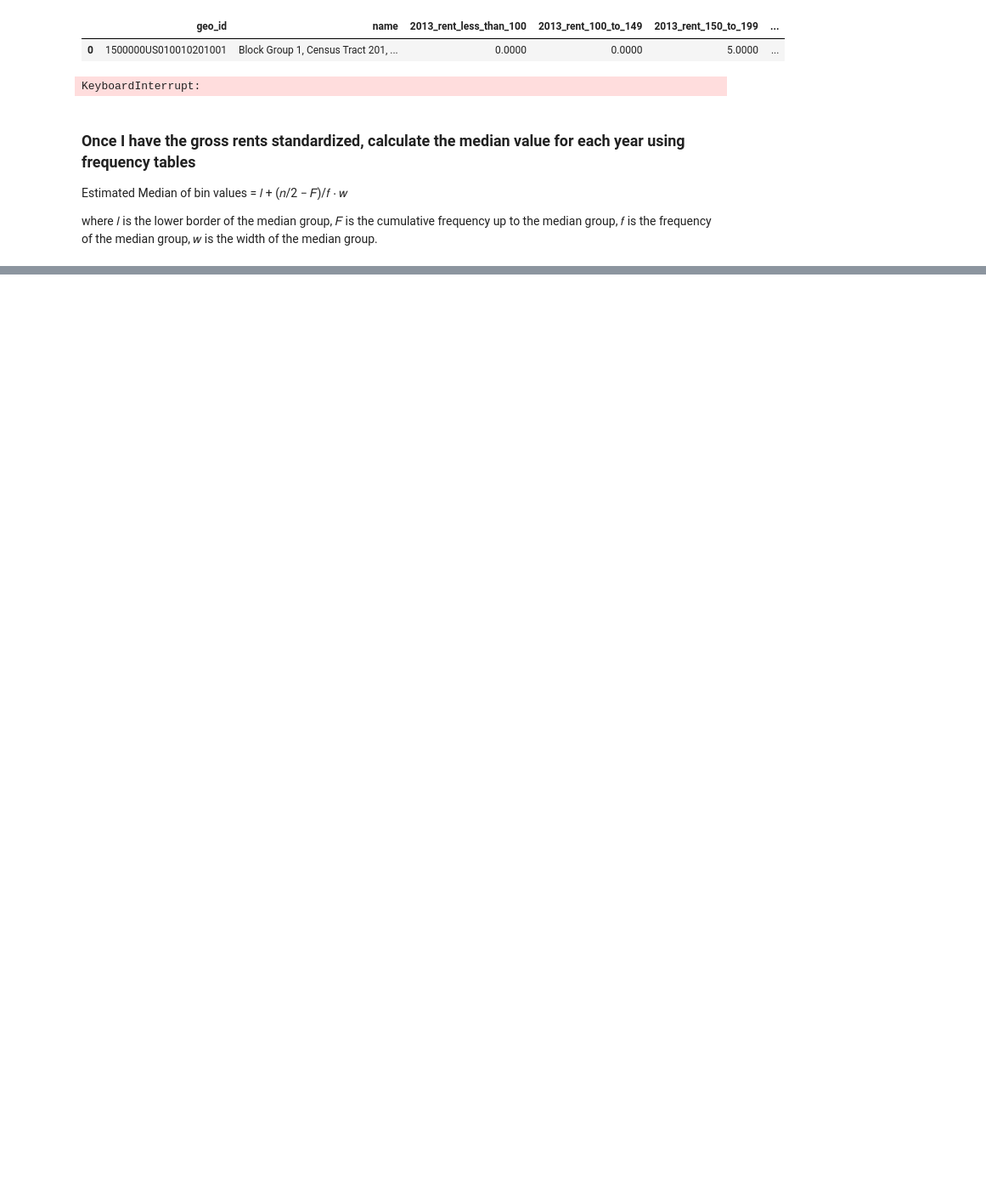
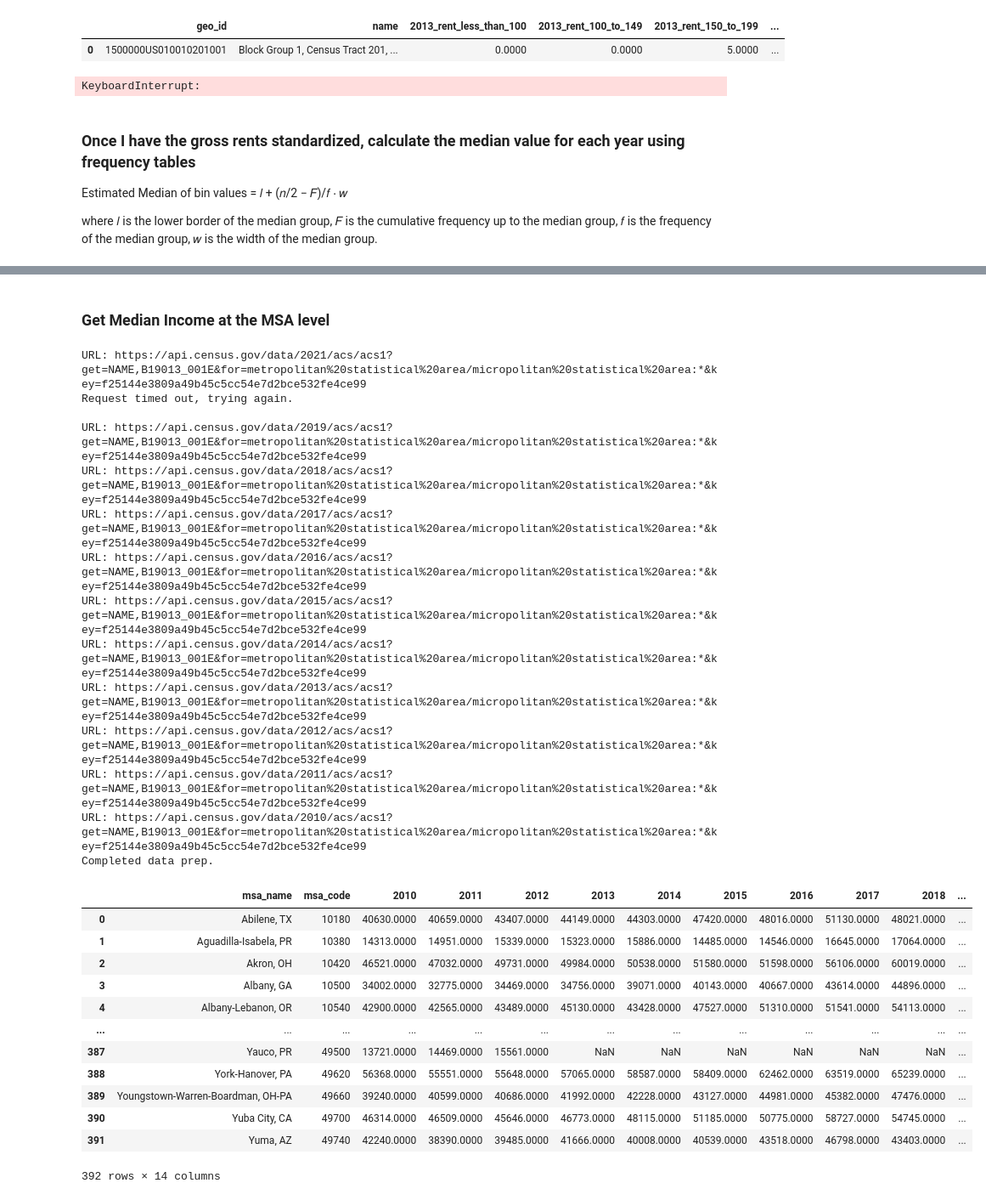
Before and after one commit to AustinJamesWolff/housing_supply_and_demand, a Jupyter notebook: census_api.ipynb, the cells around one changed output, grey strips where cells are left out. Shown at 85% size. Drawn from its saved outputs; the diff is of its cells as text; code cells hidden in the pictures; blank space fills up the shorter version.

```diff
--- a/census_api.ipynb
+++ b/census_api.ipynb
@@ -1739,0 +1177,38 @@ URL: https://api.census.gov/data/2018/acs/acs1?get=NAME,B25058_001E&for=metropol
+# %% [markdown]
+### Get Median Income at the MSA level
+# %%
+# Run the API download function
+median_income_msa = download_and_format_msa_census_data(
+    census_code="B19013_001E",
+    census_code_meaning="median_income_msa",
+    end_year=end_year
+)
+median_income_msa
+# %% [output]
+URL: https://api.census.gov/data/2021/acs/acs1?get=NAME,B19013_001E&for=metropolitan%20statistical%20area/micropolitan%20statistical%20area:*&key=f25144e3809a49b45c5cc54e7d2bce532fe4ce99
+Request timed out, trying again.
+
+URL: https://api.census.gov/data/2019/acs/acs1?get=NAME,B19013_001E&for=metropolitan%20statistical%20area/micropolitan%20statistical%20area:*&key=f25144e3809a49b45c5cc54e7d2bce532fe4ce99
+URL: https://api.census.gov/data/2018/acs/acs1?get=NAME,B19013_001E&for=metropolitan%20statistical%20area/micropolitan%20statistical%20area:*&key=f25144e3809a49b45c5cc54e7d2bce532fe4ce99
+URL: https://api.census.gov/data/2017/acs/acs1?get=NAME,B19013_001E&for=metropolitan%20statistical%20area/micropolitan%20statistical%20area:*&key=f25144e3809a49b45c5cc54e7d2bce532fe4ce99
+URL: https://api.census.gov/data/2016/acs/acs1?get=NAME,B19013_001E&for=metropolitan%20statistical%20area/micropolitan%20statistical%20area:*&key=f25144e3809a49b45c5cc54e7d2bce532fe4ce99
+URL: https://api.census.gov/data/2015/acs/acs1?get=NAME,B19013_001E&for=metropolitan%20statistical%20area/micropolitan%20statistical%20area:*&key=f25144e3809a49b45c5cc54e7d2bce532fe4ce99
+URL: https://api.census.gov/data/2014/acs/acs1?get=NAME,B19013_001E&for=metropolitan%20statistical%20area/micropolitan%20statistical%20area:*&key=f25144e3809a49b45c5cc54e7d2bce532fe4ce99
+URL: https://api.census.gov/data/2013/acs/acs1?get=NAME,B19013_001E&for=metropolitan%20statistical%20area/micropolitan%20statistical%20area:*&key=f25144e3809a49b45c5cc54e7d2bce532fe4ce99
+URL: https://api.census.gov/data/2012/acs/acs1?get=NAME,B19013_001E&for=metropolitan%20statistical%20area/micropolitan%20statistical%20area:*&key=f25144e3809a49b45c5cc54e7d2bce532fe4ce99
+URL: https://api.census.gov/data/2011/acs/acs1?get=NAME,B19013_001E&for=metropolitan%20statistical%20area/micropolitan%20statistical%20area:*&key=f25144e3809a49b45c5cc54e7d2bce532fe4ce99
+URL: https://api.census.gov/data/2010/acs/acs1?get=NAME,B19013_001E&for=metropolitan%20statistical%20area/micropolitan%20statistical%20area:*&key=f25144e3809a49b45c5cc54e7d2bce532fe4ce99
+Completed data prep.
+|  | msa_name | msa_code | 2010 | 2011 | 2012 | 2013 | 2014 | 2015 | 2016 | 2017 | 2018 | ... |
+| 0 | Abilene, TX | 10180 | 40630.0000 | 40659.0000 | 43407.0000 | 44149.0000 | 44303.0000 | 47420.0000 | 48016.0000 | 51130.0000 | 48021.0000 | ... |
+| 1 | Aguadilla-Isabela, PR | 10380 | 14313.0000 | 14951.0000 | 15339.0000 | 15323.0000 | 15886.0000 | 14485.0000 | 14546.0000 | 16645.0000 | 17064.0000 | ... |
+| 2 | Akron, OH | 10420 | 46521.0000 | 47032.0000 | 49731.0000 | 49984.0000 | 50538.0000 | 51580.0000 | 51598.0000 | 56106.0000 | 60019.0000 | ... |
+| 3 | Albany, GA | 10500 | 34002.0000 | 32775.0000 | 34469.0000 | 34756.0000 | 39071.0000 | 40143.0000 | 40667.0000 | 43614.0000 | 44896.0000 | ... |
+| 4 | Albany-Lebanon, OR | 10540 | 42900.0000 | 42565.0000 | 43489.0000 | 45130.0000 | 43428.0000 | 47527.0000 | 51310.0000 | 51541.0000 | 54113.0000 | ... |
+| ... | ... | ... | ... | ... | ... | ... | ... | ... | ... | ... | ... | ... |
+| 387 | Yauco, PR | 49500 | 13721.0000 | 14469.0000 | 15561.0000 | NaN | NaN | NaN | NaN | NaN | NaN | ... |
+| 388 | York-Hanover, PA | 49620 | 56368.0000 | 55551.0000 | 55648.0000 | 57065.0000 | 58587.0000 | 58409.0000 | 62462.0000 | 63519.0000 | 65239.0000 | ... |
+| 389 | Youngstown-Warren-Boardman, OH-PA | 49660 | 39240.0000 | 40599.0000 | 40686.0000 | 41992.0000 | 42228.0000 | 43127.0000 | 44981.0000 | 45382.0000 | 47476.0000 | ... |
+| 390 | Yuba City, CA | 49700 | 46314.0000 | 46509.0000 | 45646.0000 | 46773.0000 | 48115.0000 | 51185.0000 | 50775.0000 | 58727.0000 | 54745.0000 | ... |
+| 391 | Yuma, AZ | 49740 | 42240.0000 | 38390.0000 | 39485.0000 | 41666.0000 | 40008.0000 | 40539.0000 | 43518.0000 | 46798.0000 | 43403.0000 | ... |
+392 rows × 14 columns
```
Also changed, not shown: parts of 25 cells of this notebook, 5 other files.
